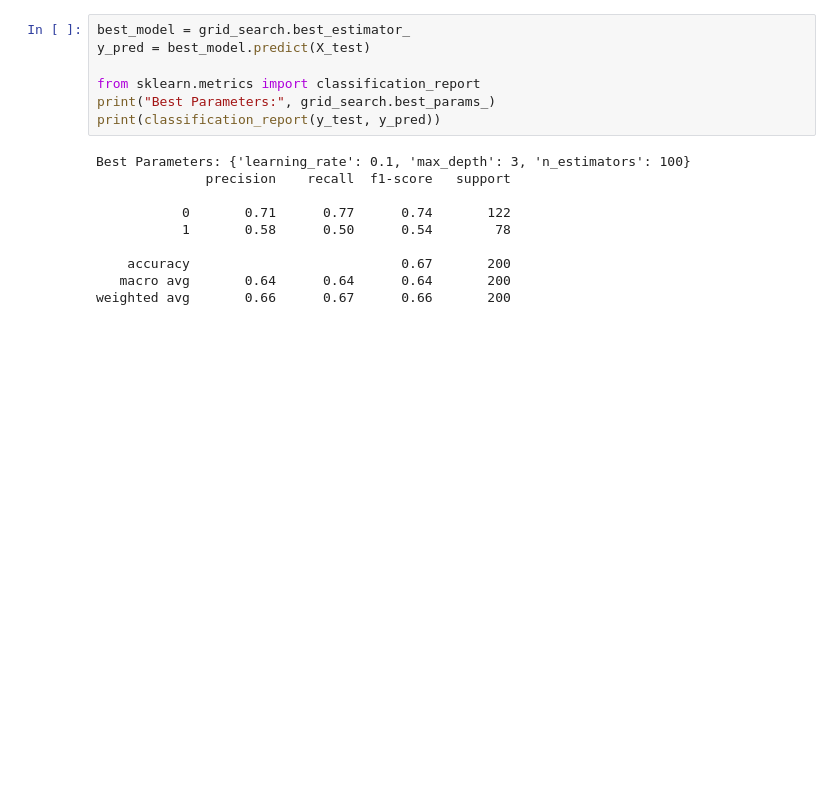
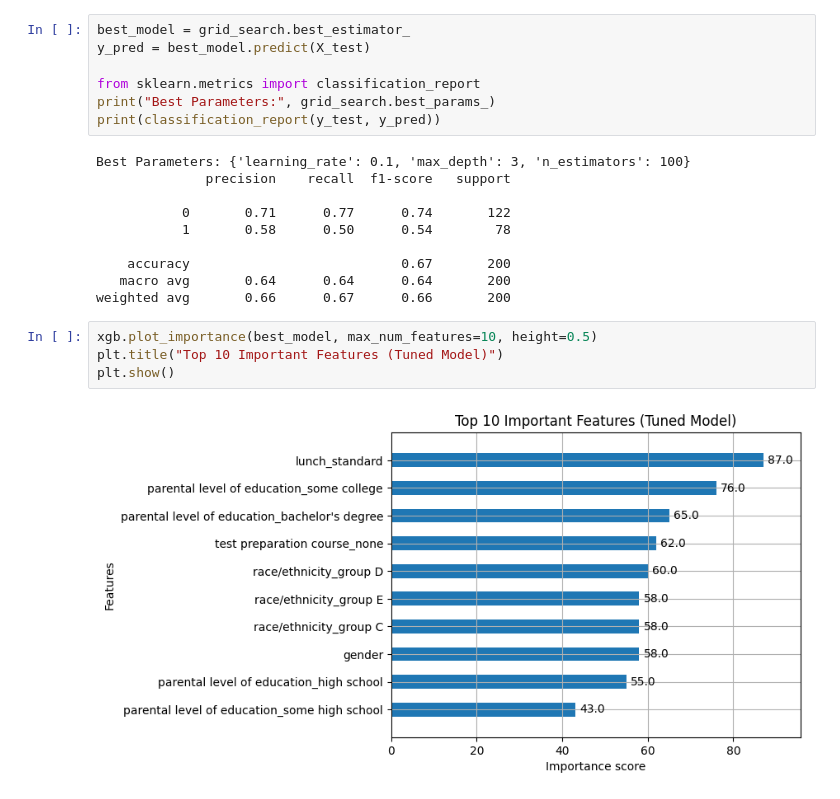
Before and after one commit to raghdiness/Student-Performance, a Jupyter notebook: Student_Performance.ipynb, the cells around one changed output. Drawn from its saved outputs; the diff is of its cells as text; blank space fills up the shorter version.

```diff
--- a/Student_Performance.ipynb
+++ b/Student_Performance.ipynb
@@ -211,3 +211,9 @@ Best Parameters: {'learning_rate': 0.1, 'max_depth': 3, 'n_estimators': 100}
     accuracy                           0.67       200
    macro avg       0.64      0.64      0.64       200
 weighted avg       0.66      0.67      0.66       200
+# %%
+xgb.plot_importance(best_model, max_num_features=10, height=0.5)
+plt.title("Top 10 Important Features (Tuned Model)")
+plt.show()
+# %% [output]
+[figure, added]
```
